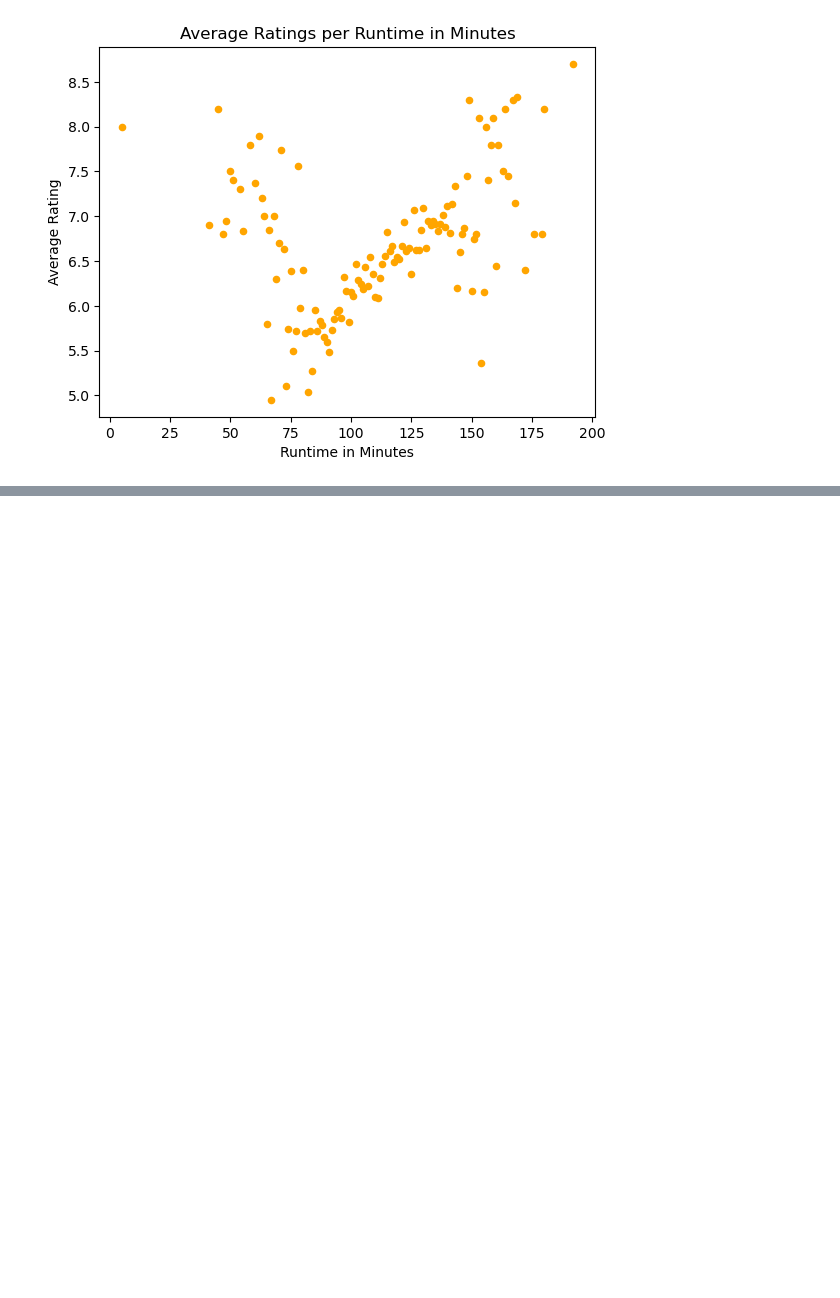
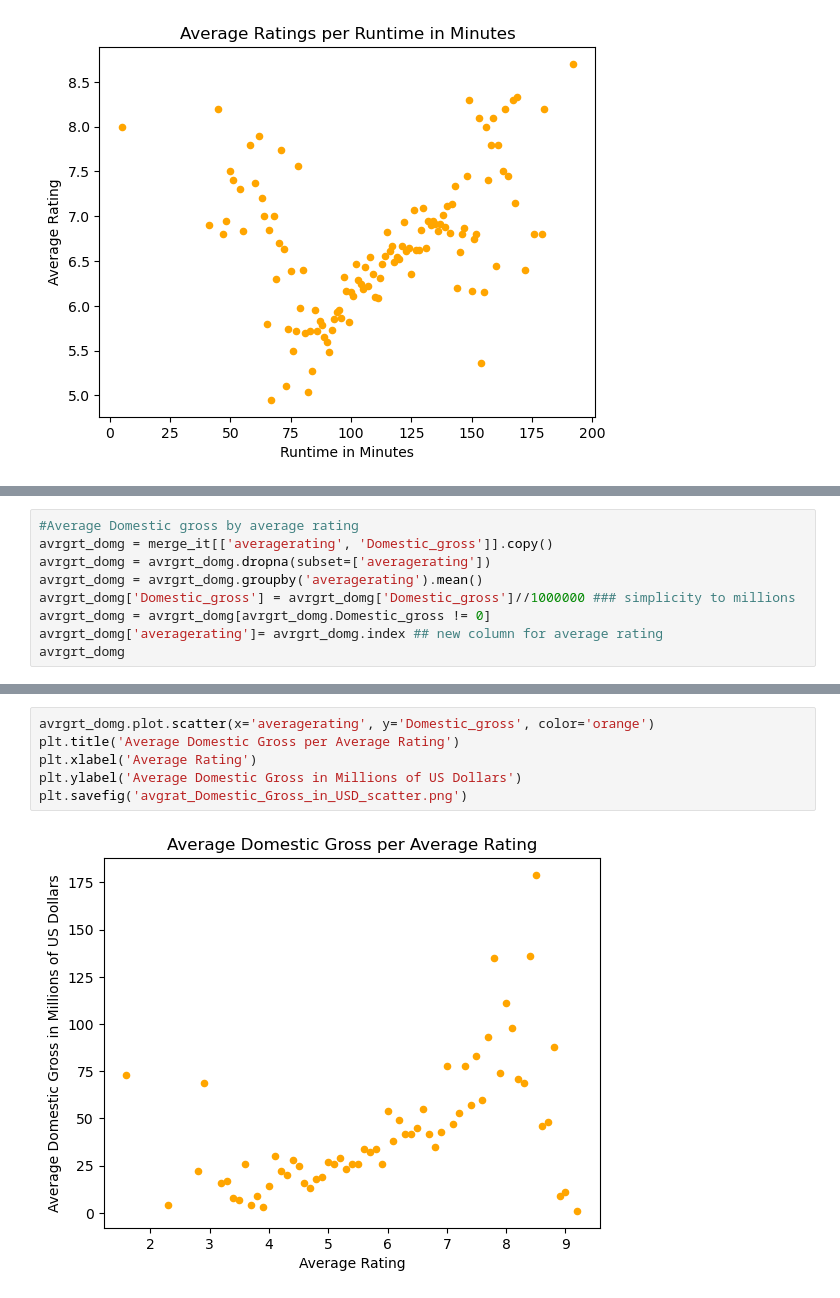
Before and after one commit to KMalinga/dsc-phase-1-project-v2-4, a Jupyter notebook: student.ipynb, the cells around one changed output, grey strips where cells are left out. Drawn from its saved outputs; the diff is of its cells as text; blank space fills up the shorter version.

```diff
--- a/student.ipynb
+++ b/student.ipynb
@@ -701,0 +707,9 @@ plt.savefig('avgrat_runtime_scatter.png')
+# %%
+#Average Domestic gross by average rating
+avrgrt_domg = merge_it[['averagerating', 'Domestic_gross']].copy()
+avrgrt_domg = avrgrt_domg.dropna(subset=['averagerating'])
+avrgrt_domg = avrgrt_domg.groupby('averagerating').mean()
+avrgrt_domg['Domestic_gross'] = avrgrt_domg['Domestic_gross']//1000000 ### simplicity to millions
+avrgrt_domg = avrgrt_domg[avrgrt_domg.Domestic_gross != 0]
+avrgrt_domg['averagerating']= avrgrt_domg.index ## new column for average rating
+avrgrt_domg
@@ -701,0 +731,8 @@ plt.savefig('avgrat_runtime_scatter.png')
+# %%
+avrgrt_domg.plot.scatter(x='averagerating', y='Domestic_gross', color='orange')
+plt.title('Average Domestic Gross per Average Rating')
+plt.xlabel('Average Rating')
+plt.ylabel('Average Domestic Gross in Millions of US Dollars')
+plt.savefig('avgrat_Domestic_Gross_in_USD_scatter.png')
+# %% [output]
+[figure, added]
```
Also changed, not shown: parts of 3 cells of this notebook.
